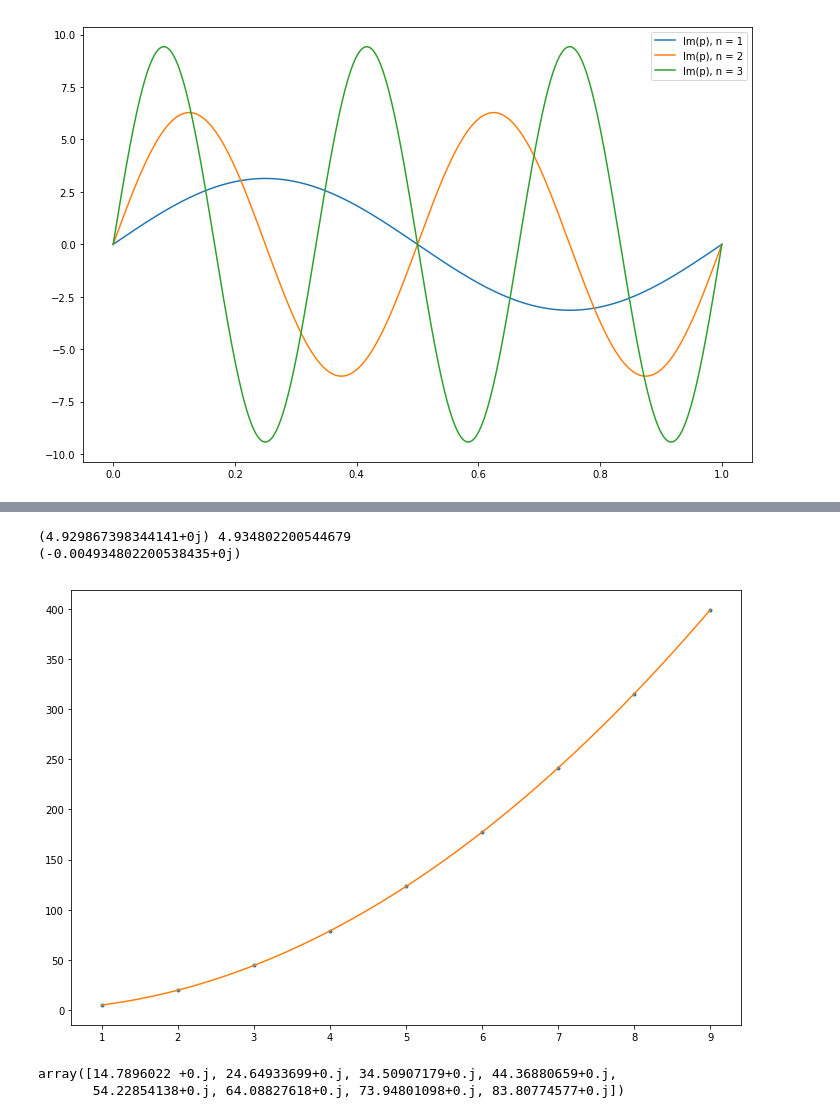
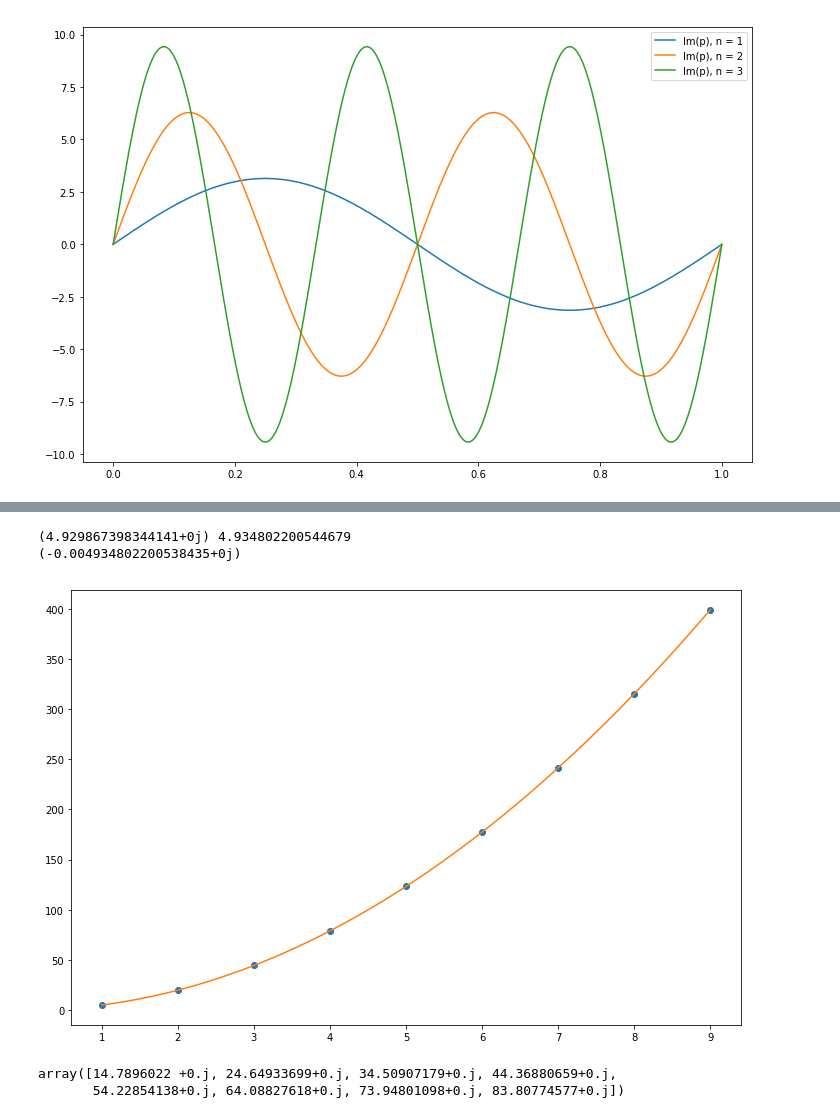
Before and after one commit to AvverbioPronome/Quant, a Jupyter notebook: Buca.ipynb, the cells around one changed output, grey strips where cells are left out. Cells and saved outputs as stored; diff of their text form; code cells hidden in the pictures.

```diff
--- a/Buca.ipynb
+++ b/Buca.ipynb
@@ -92,20 +101,20 @@ array([ 0.32428489+0.j,  2.79414106+0.j,  6.91056802+0.j, 12.67356575+0.j,
 # %%
 energie = np.array([(psi(x,n)*psquare_per_psi(x,n)/2).mean() for n in stati])
 from scipy import stats
 
 reg = stats.linregress(stati, energie)
 poly = np.polyfit(stati, energie, 2)
 
-plt.plot(stati, energie, '.')
+plt.plot(stati, energie, 'o')
 #plt.plot(stati, reg.intercept + stati*reg.slope, 'v-')
 blabla = np.linspace(np.array(stati).min(), np.array(stati).max(), 100)
 plt.plot(blabla, np.poly1d(poly)(blabla))
 print(poly[0], np.pi**2 /2)
 print(poly[0] - np.pi**2 /2)
 # %% [output]
 (4.929867398344141+0j) 4.934802200544679
 (-0.004934802200538435+0j)
-[figure, old version]
+[figure, new version]
 # %%
 energie[1:] - energie[:-1]
 # %% [output]
```
Also changed, not shown: parts of 9 cells of this notebook.
